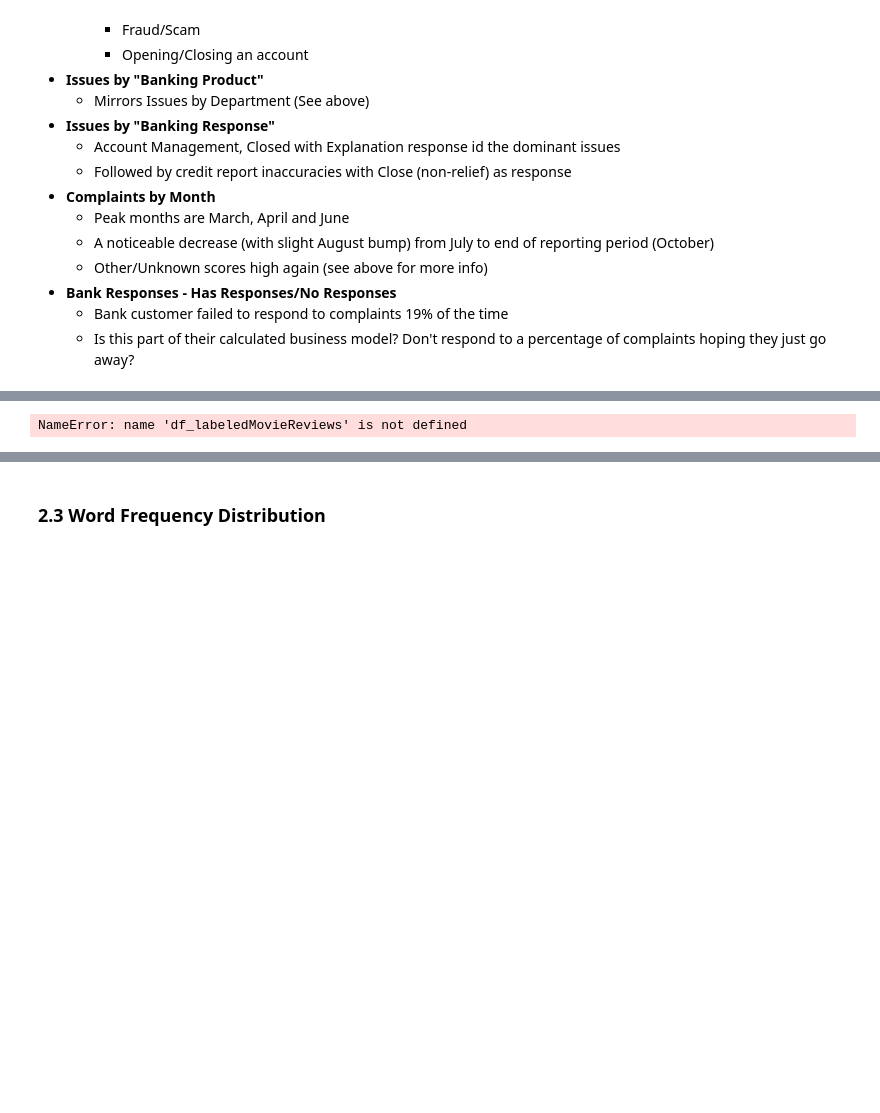
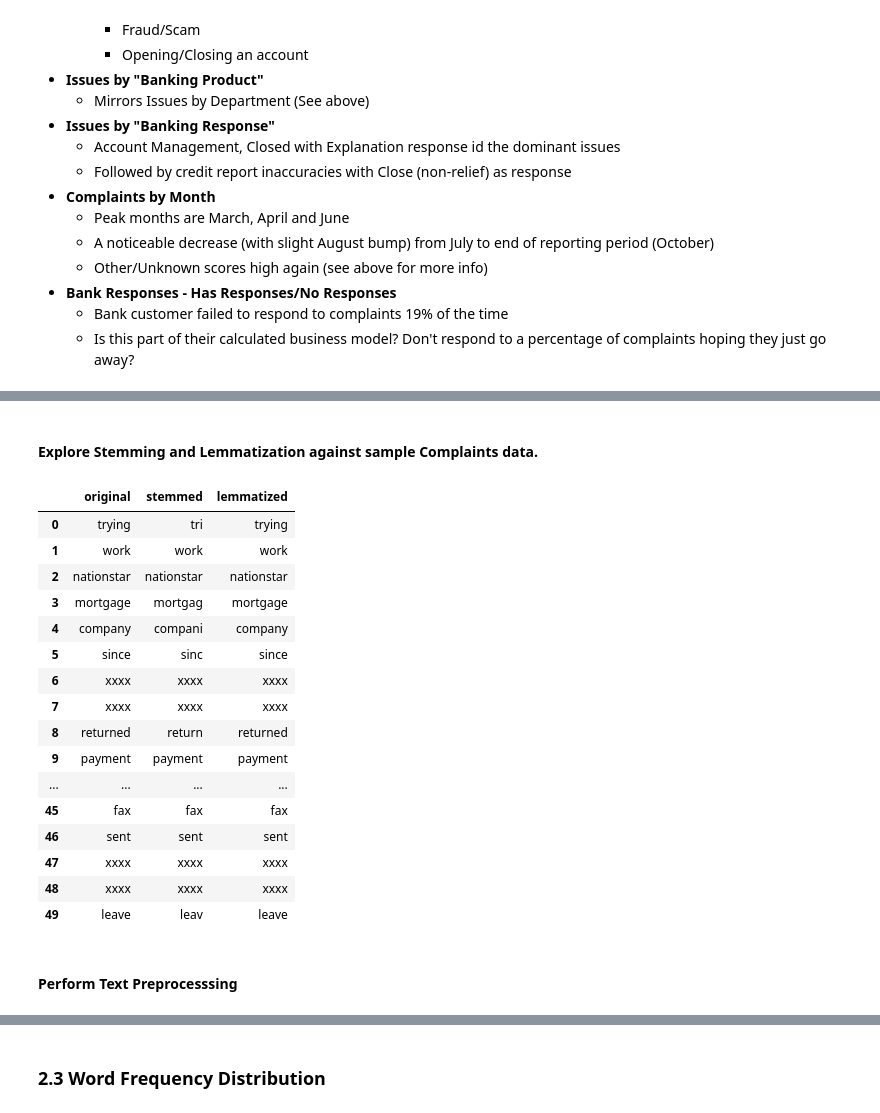
Before and after one commit to juanbucz/FullStackAcademyAICourse, a Jupyter notebook: Assignments/Unit 5/NLP - Unit 5 End Project.ipynb, the cells around one changed output, grey strips where cells are left out. Cells and saved outputs as stored; diff of their text form; code cells hidden in the pictures; blank space fills up the shorter version.

```diff
--- a/Assignments/Unit 5/NLP - Unit 5 End Project.ipynb
+++ b/Assignments/Unit 5/NLP - Unit 5 End Project.ipynb
@@ -907,33 +914,61 @@ Word frequency analysis across entire corpus.</br>
 BeautifulSoup added to preprocess_text() to remove 'HTML' tags from each review</br>
 Slows preprocessing down, but more accurate than relying on RegEx()</br>
 # %%
+lemmatizer = WordNetLemmatizer()
+
 # Preprocess function for full corpus
-def preprocess_text(text):
+def preprocess_text(text, apply_lemmatization=True):
 
     # Probably more efficient way to do this, but this isn't a programming class.
     clean_text = BeautifulSoup(text, 'html.parser').get_text()
 
     tokens = word_tokenize(clean_text.lower())
-    tokens = [t for t in tokens if t.isalpha() and t not in stop_words]
-    return tokens
+    clean_tokens = [t for t in tokens if t.isalpha() and t not in stop_words]
 
-# Get all tokens from corpus
-all_tokens = []
+    if apply_lemmatization == True:
+        # Lemmatization
+        tokens_lemmatized = [lemmatizer.lemmatize(token) for token in clean_tokens]
 
-for text in df_labeledMovieReviews['review']:
-    all_tokens.extend(preprocess_text(text))
+        return tokens_lemmatized
 
-# Count word frequencies
-word_freq = Counter(all_tokens)
-top_20 = word_freq.most_common(20)
-
-# The number of unique words in the Dataset
-print("Number of unique words across all the reviews")
-print(f"Unique Words: {len(word_freq)}")
-
-# Display top words
-freq_df = pd.DataFrame(top_20, columns=['word', 'count'])
-print("Top 20 most frequent words")
-freq_df
+    # otherwise return clean_tokens without lemmatization
+    return clean_tokens
-# %% [output]
-NameError: name 'df_labeledMovieReviews' is not defined
+# %% [markdown]
+#### Explore Stemming and Lemmatization against sample Complaints data. ####
+# %%
+clean_tokens = df_complaints_and_issues['Complaint Description'].sample(50).apply(
+                                                                lambda x: ' '.join(preprocess_text(x, apply_lemmatization=False))
+                                                            )
+
+stemmer = PorterStemmer()
+
+# Flatten all tokens into a single word list first
+all_words = ' '.join(clean_tokens).split()
+
+comparison_df = pd.DataFrame({
+                                'original':   all_words[:50],
+                                'stemmed':    [stemmer.stem(w) for w in all_words[:50]],
+                                'lemmatized': [lemmatizer.lemmatize(w) for w in all_words[:50]]
+                            })
+
+comparison_df
+# %% [output]
+|  | original | stemmed | lemmatized |
+| 0 | trying | tri | trying |
+| 1 | work | work | work |
+| 2 | nationstar | nationstar | nationstar |
+| 3 | mortgage | mortgag | mortgage |
+| 4 | company | compani | company |
+| 5 | since | sinc | since |
+| 6 | xxxx | xxxx | xxxx |
+| 7 | xxxx | xxxx | xxxx |
+| 8 | returned | return | returned |
+| 9 | payment | payment | payment |
+| ... | ... | ... | ... |
+| 45 | fax | fax | fax |
+| 46 | sent | sent | sent |
+| 47 | xxxx | xxxx | xxxx |
+| 48 | xxxx | xxxx | xxxx |
+| 49 | leave | leav | leave |
+# %% [markdown]
+#### Perform Text Preprocesssing ####
```
Also changed, not shown: parts of 23 cells of this notebook.
